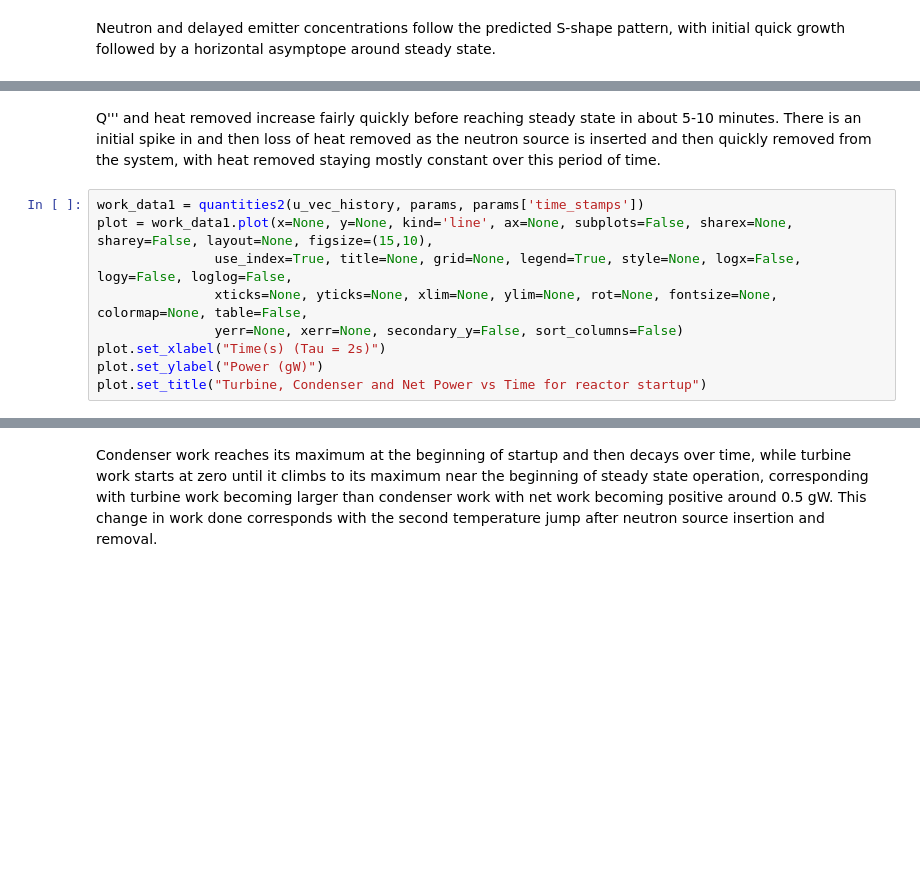
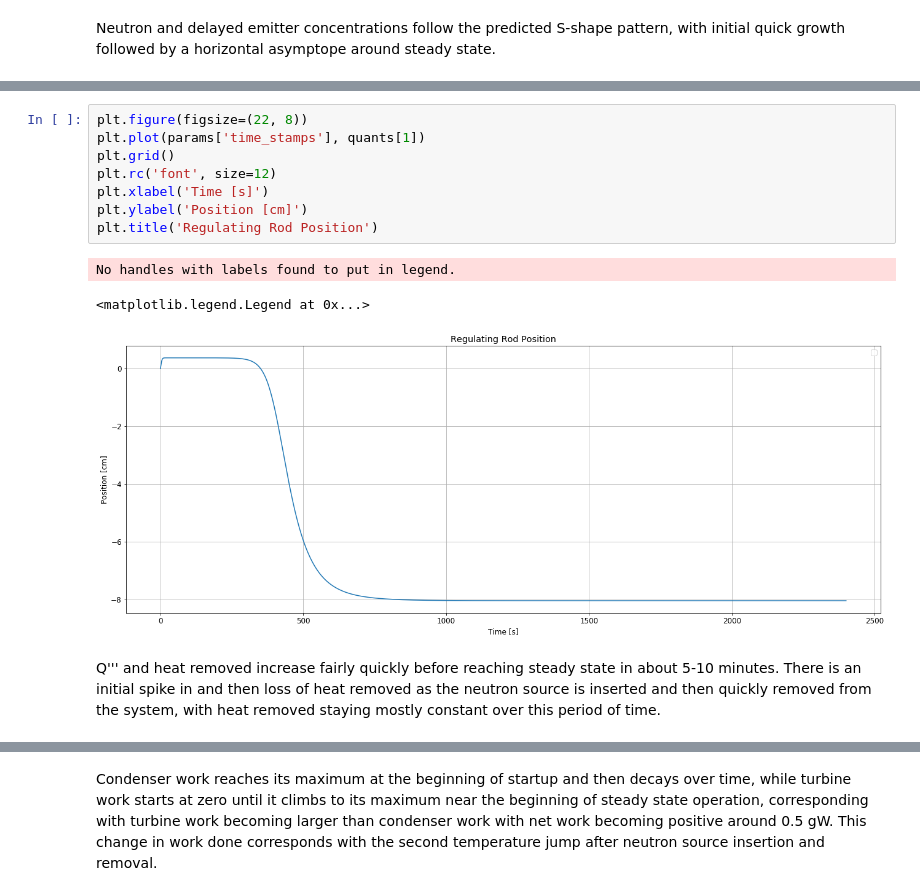
Before and after one commit to dpploy/engy-4350, a Jupyter notebook: notebooks/05-bwr-two-temperature-pt-reactor-A.ipynb, the cells around one changed output, grey strips where cells are left out. Cells and saved outputs as stored; diff of their text form; blank space fills up the shorter version.

```diff
--- a/notebooks/05-bwr-two-temperature-pt-reactor-A.ipynb
+++ b/notebooks/05-bwr-two-temperature-pt-reactor-A.ipynb
@@ -1353,11 +1356,14 @@ heat_data.plot(x=None, y=None, kind='line', ax=None, subplots=False, sharex=None
+# %%
+plt.figure(figsize=(22, 8))
+plt.plot(params['time_stamps'], quants[1])
+plt.grid()
+plt.rc('font', size=12)
+plt.xlabel('Time [s]')
+plt.ylabel('Position [cm]')
+plt.title('Regulating Rod Position')
+# %% [output]
+No handles with labels found to put in legend.
+<matplotlib.legend.Legend at 0x...>
+[figure, added]
 # %% [markdown]
 Q''' and heat removed increase fairly quickly before reaching steady state in about 5-10 minutes. There is an initial spike in and then loss of heat removed as the neutron source is inserted and then quickly removed from the system, with heat removed staying mostly constant over this period of time.
-# %%
-work_data1 = quantities2(u_vec_history, params, params['time_stamps'])
-plot = work_data1.plot(x=None, y=None, kind='line', ax=None, subplots=False, sharex=None, sharey=False, layout=None, figsize=(15,10),
-               use_index=True, title=None, grid=None, legend=True, style=None, logx=False, logy=False, loglog=False,
-               xticks=None, yticks=None, xlim=None, ylim=None, rot=None, fontsize=None, colormap=None, table=False,
-               yerr=None, xerr=None, secondary_y=False, sort_columns=False)
-plot.set_xlabel("Time(s) (Tau = 2s)")
-plot.set_ylabel("Power (gW)")
-plot.set_title("Turbine, Condenser and Net Power vs Time for reactor startup")
```
Also changed, not shown: parts of 17 cells of this notebook, 3 other files.
